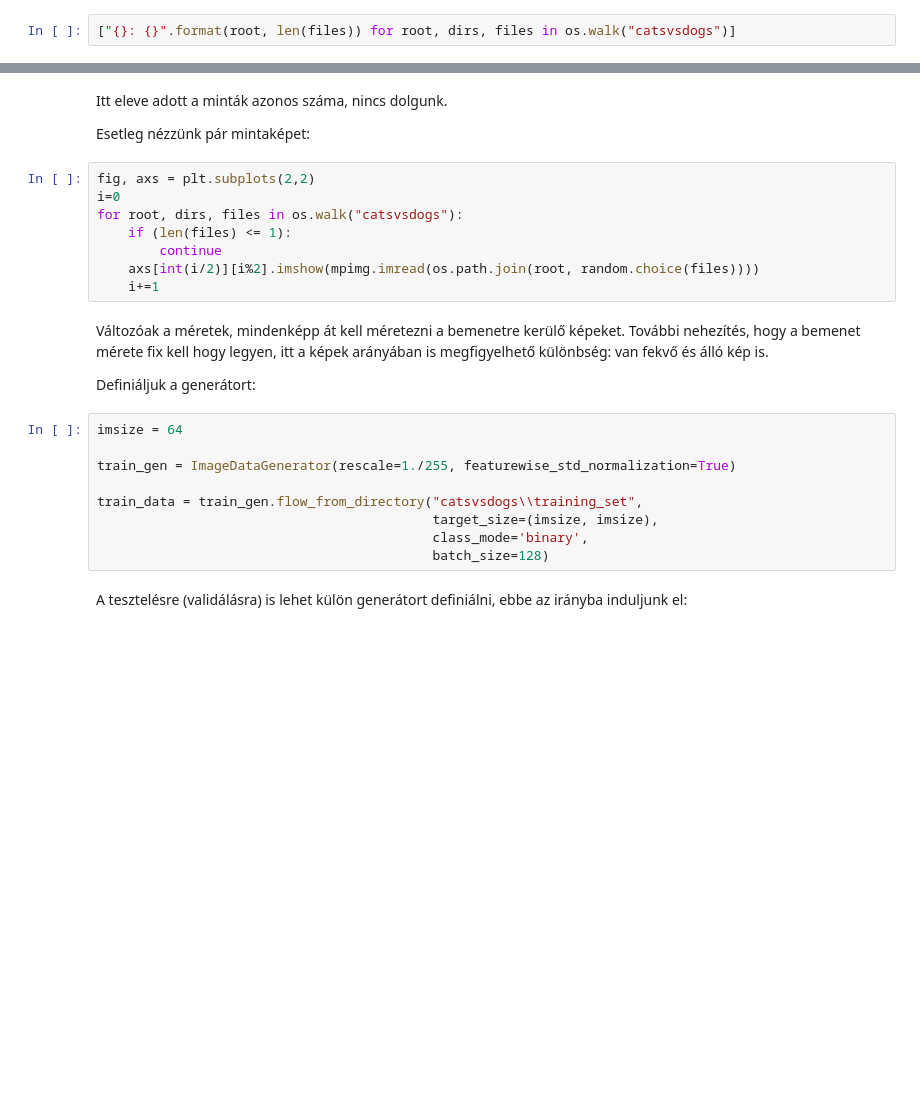
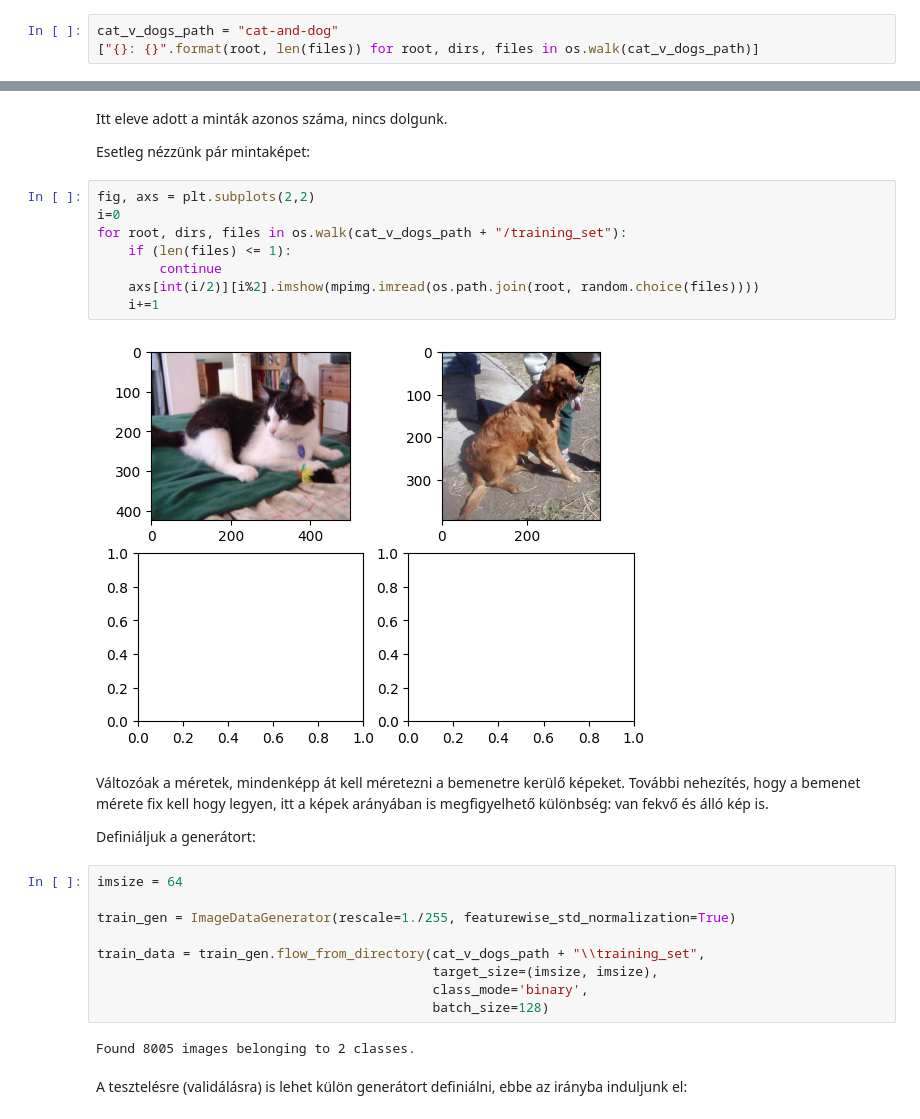
Before and after one commit to DezsiCsaba/melyGepiTanulas, a Jupyter notebook: het2/ImageData.ipynb, the cells around one changed output, grey strips where cells are left out. Saved outputs shown, nothing was run; the diff lists cells and outputs as text; blank space fills up the shorter version.

```diff
--- a/het2/ImageData.ipynb
+++ b/het2/ImageData.ipynb
@@ -242,4 +307,5 @@ Ennek illusztrálására egy másik problémát keresünk, a klasszikus ***Cats
 
 Első feladat: ellenőrizzük a minták számát!
 # %%
-["{}: {}".format(root, len(files)) for root, dirs, files in os.walk("catsvsdogs")]
+cat_v_dogs_path = "cat-and-dog"
+["{}: {}".format(root, len(files)) for root, dirs, files in os.walk(cat_v_dogs_path)]
@@ -250,11 +324,13 @@ Esetleg nézzünk pár mintaképet:
 # %%
 fig, axs = plt.subplots(2,2)
 i=0
-for root, dirs, files in os.walk("catsvsdogs"):
+for root, dirs, files in os.walk(cat_v_dogs_path + "/training_set"):
     if (len(files) <= 1):
         continue
     axs[int(i/2)][i%2].imshow(mpimg.imread(os.path.join(root, random.choice(files))))
     i+=1
+# %% [output]
+[figure, added]
 # %% [markdown]
 Változóak a méretek, mindenképp át kell méretezni a bemenetre kerülő képeket. További nehezítés, hogy a bemenet mérete fix kell hogy legyen, itt a képek arányában is megfigyelhető különbség: van fekvő és álló kép is.
 
@@ -264,10 +340,12 @@ imsize = 64
 
 train_gen = ImageDataGenerator(rescale=1./255, featurewise_std_normalization=True)
 
-train_data = train_gen.flow_from_directory("catsvsdogs\\training_set",
+train_data = train_gen.flow_from_directory(cat_v_dogs_path + "\\training_set",
                                            target_size=(imsize, imsize),
                                            class_mode='binary',
                                            batch_size=128)
+# %% [output]
+Found 8005 images belonging to 2 classes.
 # %% [markdown]
 A tesztelésre (validálásra) is lehet külön generátort definiálni, ebbe az irányba induljunk el:
 # %%
```
Also changed, not shown: parts of 20 cells of this notebook.
